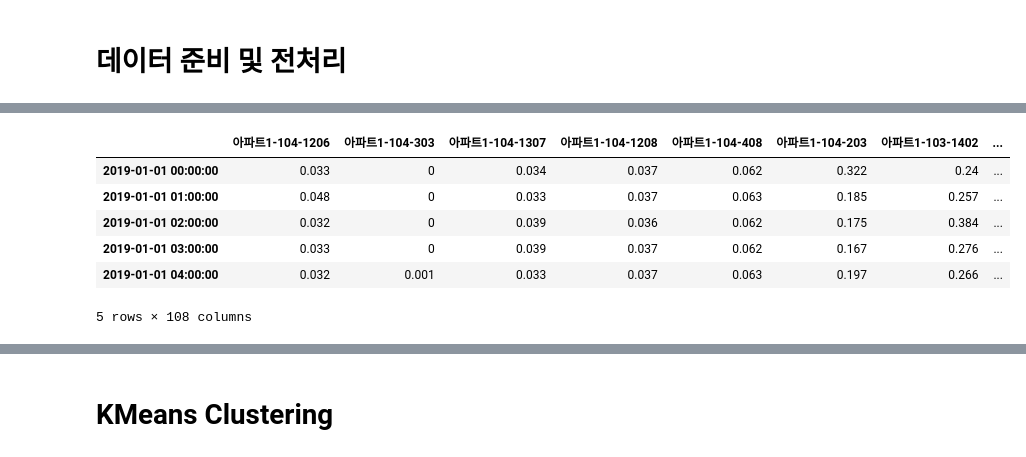
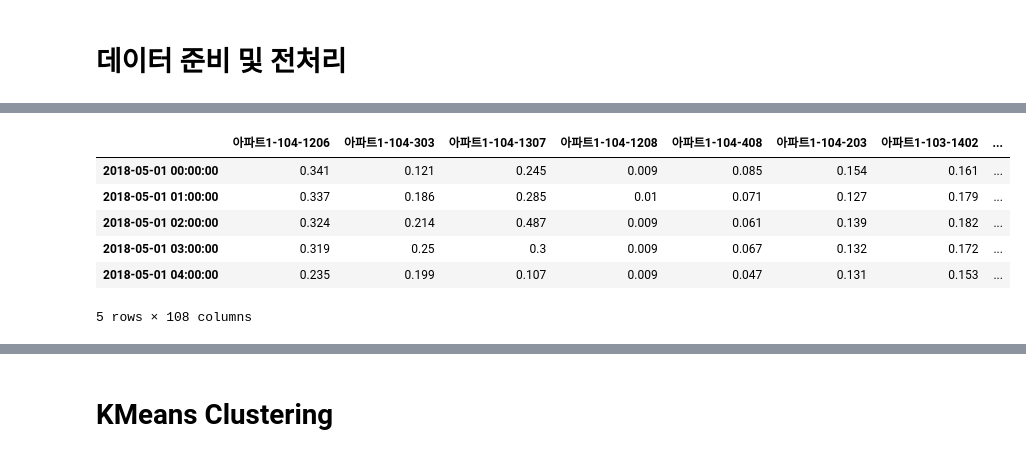
Before and after one commit to formegusto/distribution-public-fee, a Jupyter notebook: pt4.전기절약 피드백.ipynb, the cells around one changed output, grey strips where cells are left out. Cells and saved outputs as stored; diff of their text form; code cells hidden in the pictures.

Commit message:
update : SavingFeedback module DecisionTree Based adjust

```diff
--- a/pt4.전기절약 피드백.ipynb
+++ b/pt4.전기절약 피드백.ipynb
@@ -83,18 +71,12 @@ sv.datas.head()
-# %%
-np_m_15 = df.to_numpy().T
-np_m_15 = np_m_15.reshape(-1, round(35040 / 4), 4)
-np_m_15[0, :5]
-
-np_m_60 = np_m_15.sum(axis=2)
-m_60 = pd.DataFrame(np_m_60.T, columns=m_15.columns, index=m_15.index[::4])
-m_60 = m_60[m_60.index.month == 1]
-
-m_60.head()
-# %% [output]
-|  | 아파트1-104-1206 | 아파트1-104-303 | 아파트1-104-1307 | 아파트1-104-1208 | 아파트1-104-408 | 아파트1-104-203 | 아파트1-103-1402 | ... |
-| 2019-01-01 00:00:00 | 0.033 | 0 | 0.034 | 0.037 | 0.062 | 0.322 | 0.24 | ... |
-| 2019-01-01 01:00:00 | 0.048 | 0 | 0.033 | 0.037 | 0.063 | 0.185 | 0.257 | ... |
-| 2019-01-01 02:00:00 | 0.032 | 0 | 0.039 | 0.036 | 0.062 | 0.175 | 0.384 | ... |
-| 2019-01-01 03:00:00 | 0.033 | 0 | 0.039 | 0.037 | 0.062 | 0.167 | 0.276 | ... |
-| 2019-01-01 04:00:00 | 0.032 | 0.001 | 0.033 | 0.037 | 0.063 | 0.197 | 0.266 | ... |
-5 rows × 108 columns
+# %%
+sv = SavingFeedback(xlsx)
+
+sv.m_60.head()
+# %% [output]
+|  | 아파트1-104-1206 | 아파트1-104-303 | 아파트1-104-1307 | 아파트1-104-1208 | 아파트1-104-408 | 아파트1-104-203 | 아파트1-103-1402 | ... |
+| 2018-05-01 00:00:00 | 0.341 | 0.121 | 0.245 | 0.009 | 0.085 | 0.154 | 0.161 | ... |
+| 2018-05-01 01:00:00 | 0.337 | 0.186 | 0.285 | 0.01 | 0.071 | 0.127 | 0.179 | ... |
+| 2018-05-01 02:00:00 | 0.324 | 0.214 | 0.487 | 0.009 | 0.061 | 0.139 | 0.182 | ... |
+| 2018-05-01 03:00:00 | 0.319 | 0.25 | 0.3 | 0.009 | 0.067 | 0.132 | 0.172 | ... |
+| 2018-05-01 04:00:00 | 0.235 | 0.199 | 0.107 | 0.009 | 0.047 | 0.131 | 0.153 | ... |
+5 rows × 108 columns
```
Also changed, not shown: parts of 17 cells of this notebook, 6 other files.
